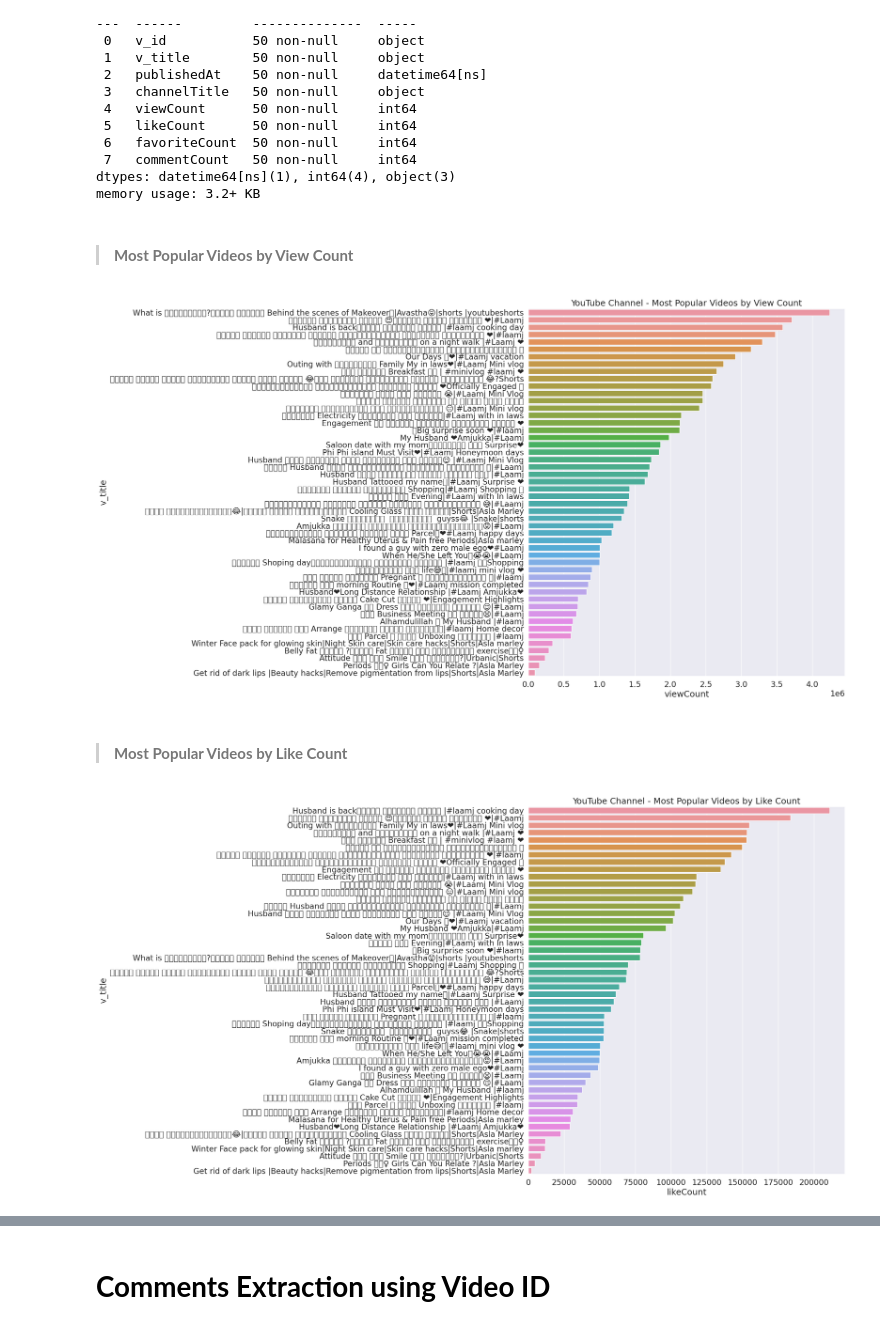
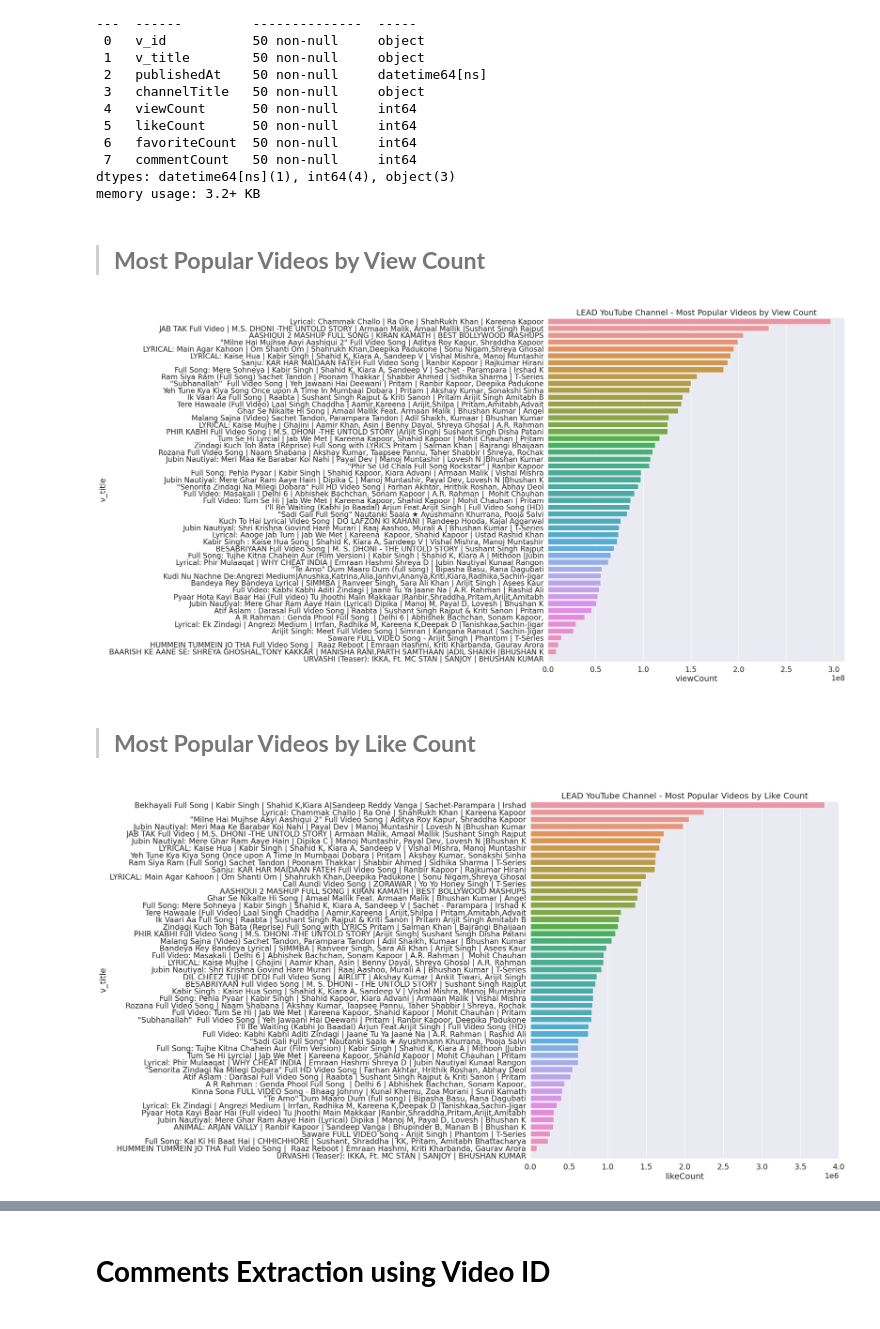
Before and after one commit to Harshitha-PM/Youtube_Mining_and_Video_Extraction, a Jupyter notebook: YoutubeMining.ipynb, the cells around one changed output, grey strips where cells are left out. Saved outputs shown, nothing was run; the diff lists cells and outputs as text; code cells hidden in the pictures.

```diff
--- a/YoutubeMining.ipynb
+++ b/YoutubeMining.ipynb
@@ -190,8 +219,5 @@ def youtube_search_channelid(channelid, max_results = 50):
 # %%
-test_lead = youtube_search_channelid("UCmG-8XNx7DvT3jevvsUpeyw", max_results = 50)
-#UCD6MMR4yjgC6mzrMF_amkUQ
-#UCb0ypa_S_-r_8kJa9O00Uzw
-#UCES0JqNGsub2kYqVM5jD1AQ
+test_lead = youtube_search_channelid("UCq-Fj5jknLsUf-MWSy4_brA", max_results = 50)
 # %%
 # take a look at the top 10 videos from the result
 test_lead.head(10)
@@ -227,31 +253,27 @@ Data columns (total 8 columns):
 dtypes: datetime64[ns](1), int64(4), object(3)
 memory usage: 3.2+ KB
 # %% [markdown]
-
-
-> ####   **Most Popular Videos by View Count**
+> ## **Most Popular Videos by View Count**
 # %%
 # plot bar chart by view count
 plt.figure(figsize=(12,14))
 sns.set(font_scale=1.5)
-plot = sns.barplot(x=test_lead['viewCount'], y=test_lead["v_title"], orient="h").set_title("YouTube Channel - Most Popular Videos by View Count")
+plot = sns.barplot(x=test_lead['viewCount'], y=test_lead["v_title"], orient="h").set_title("LEAD YouTube Channel - Most Popular Videos by View Count")
 # %% [output]
-[figure, old version]
+[figure, new version]
 # %%
 # save the figure
 fig = plot.get_figure()
 fig.savefig("viewCount.png", bbox_inches="tight")
 # %% [markdown]
-
-
-> ####   **Most Popular Videos by Like Count**
+> ## **Most Popular Videos by Like Count**
 # %%
 # plot bar chart by like count
 plt.figure(figsize=(12,14))
 sns.set(font_scale=1.5)
-plot = sns.barplot(x=test_lead.sort_values(by=['likeCount'], ascending=False)["likeCount"], y=test_lead.sort_values(by=['likeCount'], ascending=False)["v_title"], orient="h").set_title("YouTube Channel - Most Popular Videos by Like Count")
+plot = sns.barplot(x=test_lead.sort_values(by=['likeCount'], ascending=False)["likeCount"], y=test_lead.sort_values(by=['likeCount'], ascending=False)["v_title"], orient="h").set_title("LEAD YouTube Channel - Most Popular Videos by Like Count")
 # %% [output]
-[figure, old version]
+[figure, new version]
 # %%
 # save the figure
 fig = plot.get_figure()
```
Also changed, not shown: parts of 37 cells of this notebook.
